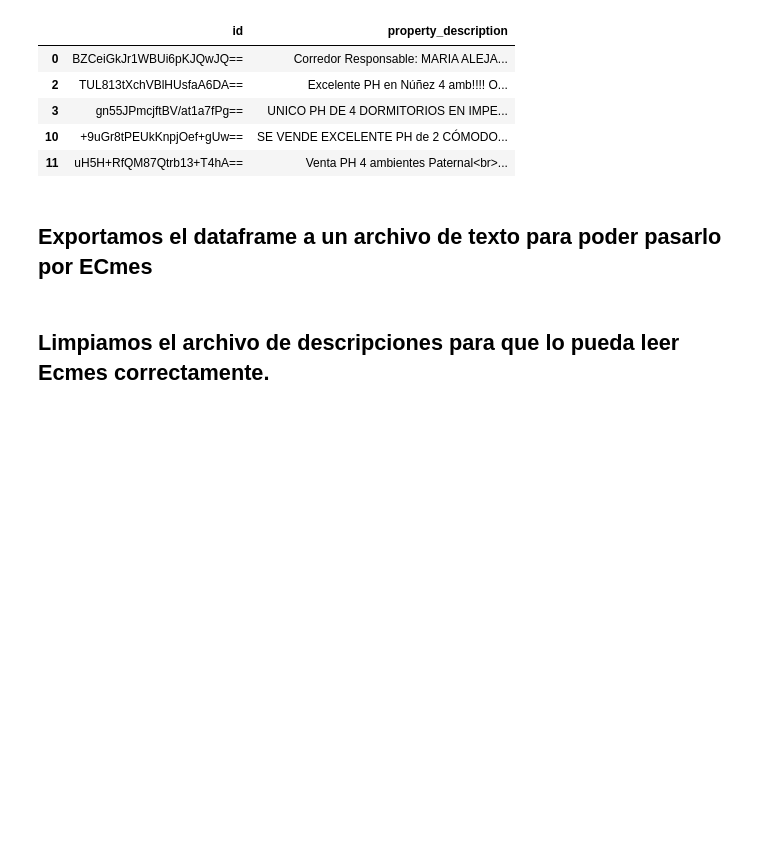
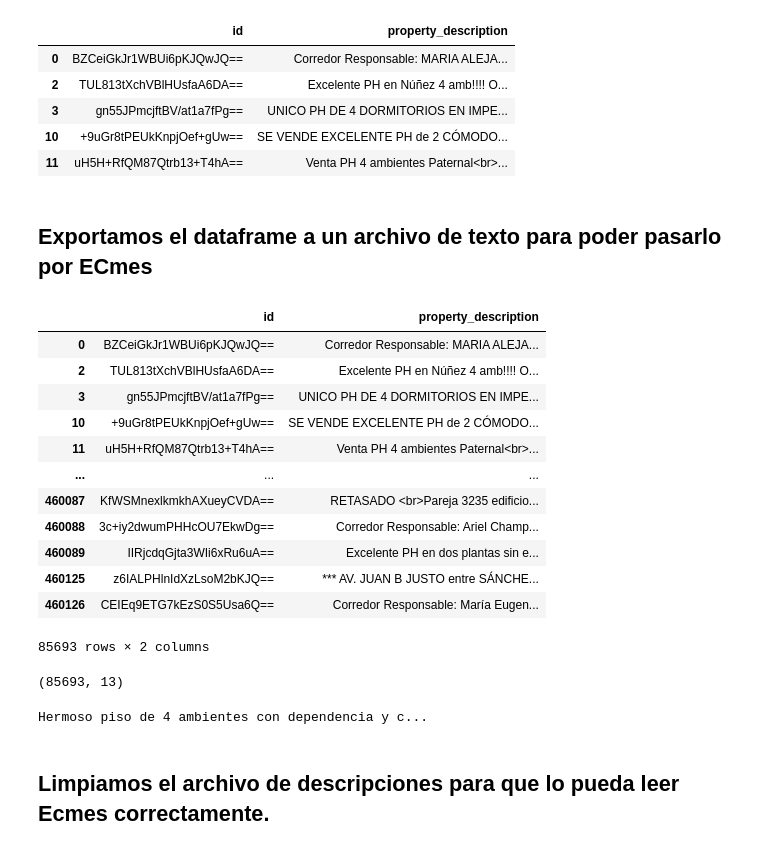
Before and after one commit to franjuarez/7506R-2C2022-GRUPO21, a Jupyter notebook: TP2/7506R_TP2_GRUPO21_ENTREGA.ipynb, the cells around one changed output. Drawn from its saved outputs; the diff is of its cells as text; code cells hidden in the pictures; blank space fills up the shorter version.

Commit message:
buscamos nuevas columnas

```diff
--- a/TP2/7506R_TP2_GRUPO21_ENTREGA.ipynb
+++ b/TP2/7506R_TP2_GRUPO21_ENTREGA.ipynb
@@ -45,6 +45,30 @@ ds_descripciones.head()
 ds_descripciones_sin_id = ds_descripciones.drop(['id'], axis=1)
 
 ds_descripciones_sin_id.to_csv('ds_descripciones.txt', index=False)
+# %%
+ds_descripciones
+# %% [output]
+|  | id | property_description |
+| 0 | BZCeiGkJr1WBUi6pKJQwJQ== | Corredor Responsable: MARIA ALEJA... |
+| 2 | TUL813tXchVBlHUsfaA6DA== | Excelente PH en Núñez 4 amb!!!! O... |
+| 3 | gn55JPmcjftBV/at1a7fPg== | UNICO PH DE 4 DORMITORIOS EN IMPE... |
+| 10 | +9uGr8tPEUkKnpjOef+gUw== | SE VENDE EXCELENTE PH de 2 CÓMODO... |
+| 11 | uH5H+RfQM87Qtrb13+T4hA== | Venta PH 4 ambientes Paternal<br>... |
+| ... | ... | ... |
+| 460087 | KfWSMnexlkmkhAXueyCVDA== | RETASADO <br>Pareja 3235 edificio... |
+| 460088 | 3c+iy2dwumPHHcOU7EkwDg== | Corredor Responsable: Ariel Champ... |
+| 460089 | IIRjcdqGjta3WIi6xRu6uA== | Excelente PH en dos plantas sin e... |
+| 460125 | z6IALPHlnIdXzLsoM2bKJQ== | *** AV. JUAN B JUSTO entre SÁNCHE... |
+| 460126 | CEIEq9ETG7kEzS0S5Usa6Q== | Corredor Responsable: María Eugen... |
+85693 rows × 2 columns
+# %%
+ds_propiedades.shape
+# %% [output]
+(85693, 13)
+# %%
+print(ds_descripciones[ds_descripciones['id'] == 'F5IvmD1uzzdIR7b96ozt4g==']['property_description'].to_string(index=False))
+# %% [output]
+Hermoso piso de 4 ambientes con dependencia y c...
 # %% [markdown]
 ## Limpiamos el archivo de descripciones para que lo pueda leer Ecmes correctamente.
 # %%
```
Also changed, not shown: parts of 43 cells of this notebook, 1 other file.
